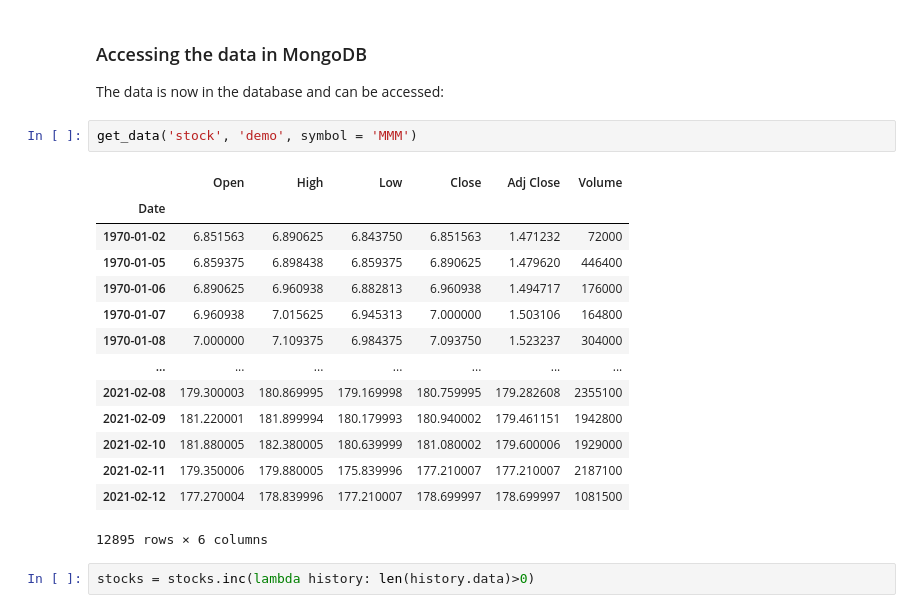
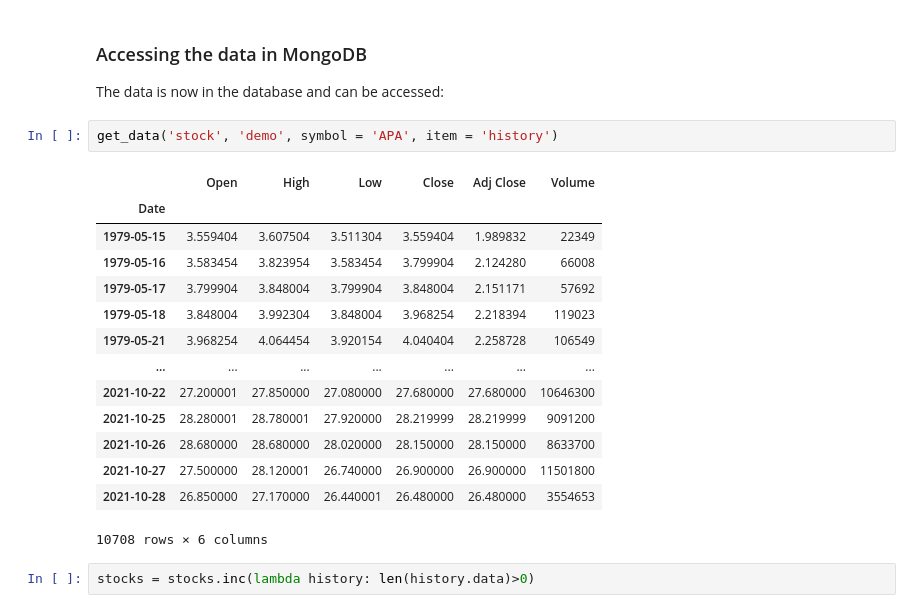
Before and after one commit to gityoav/pyg, a Jupyter notebook: docs/lab/tutorial_cell.ipynb, the cells around one changed output. Drawn from its saved outputs; the diff is of its cells as text.

```diff
--- a/docs/lab/tutorial_cell.ipynb
+++ b/docs/lab/tutorial_cell.ipynb
@@ -228,22 +272,22 @@ stocks = stocks(history = lambda symbol, sector, name: periodic_cell(yf.download
 ### Accessing the data in MongoDB
 The data is now in the database and can be accessed:
 # %%
-get_data('stock', 'demo', symbol = 'MMM')
+get_data('stock', 'demo', symbol = 'APA', item = 'history')
 # %% [output]
 |  | Open | High | Low | Close | Adj Close | Volume |
 | Date |  |  |  |  |  |  |
-| 1970-01-02 | 6.851563 | 6.890625 | 6.843750 | 6.851563 | 1.471232 | 72000 |
-| 1970-01-05 | 6.859375 | 6.898438 | 6.859375 | 6.890625 | 1.479620 | 446400 |
-| 1970-01-06 | 6.890625 | 6.960938 | 6.882813 | 6.960938 | 1.494717 | 176000 |
-| 1970-01-07 | 6.960938 | 7.015625 | 6.945313 | 7.000000 | 1.503106 | 164800 |
-| 1970-01-08 | 7.000000 | 7.109375 | 6.984375 | 7.093750 | 1.523237 | 304000 |
+| 1979-05-15 | 3.559404 | 3.607504 | 3.511304 | 3.559404 | 1.989832 | 22349 |
+| 1979-05-16 | 3.583454 | 3.823954 | 3.583454 | 3.799904 | 2.124280 | 66008 |
+| 1979-05-17 | 3.799904 | 3.848004 | 3.799904 | 3.848004 | 2.151171 | 57692 |
+| 1979-05-18 | 3.848004 | 3.992304 | 3.848004 | 3.968254 | 2.218394 | 119023 |
+| 1979-05-21 | 3.968254 | 4.064454 | 3.920154 | 4.040404 | 2.258728 | 106549 |
 | ... | ... | ... | ... | ... | ... | ... |
-| 2021-02-08 | 179.300003 | 180.869995 | 179.169998 | 180.759995 | 179.282608 | 2355100 |
-| 2021-02-09 | 181.220001 | 181.899994 | 180.179993 | 180.940002 | 179.461151 | 1942800 |
-| 2021-02-10 | 181.880005 | 182.380005 | 180.639999 | 181.080002 | 179.600006 | 1929000 |
-| 2021-02-11 | 179.350006 | 179.880005 | 175.839996 | 177.210007 | 177.210007 | 2187100 |
-| 2021-02-12 | 177.270004 | 178.839996 | 177.210007 | 178.699997 | 178.699997 | 1081500 |
+| 2021-10-22 | 27.200001 | 27.850000 | 27.080000 | 27.680000 | 27.680000 | 10646300 |
+| 2021-10-25 | 28.280001 | 28.780001 | 27.920000 | 28.219999 | 28.219999 | 9091200 |
+| 2021-10-26 | 28.680000 | 28.680000 | 28.020000 | 28.150000 | 28.150000 | 8633700 |
+| 2021-10-27 | 27.500000 | 28.120001 | 26.740000 | 26.900000 | 26.900000 | 11501800 |
+| 2021-10-28 | 26.850000 | 27.170000 | 26.440001 | 26.480000 | 26.480000 | 3554653 |
-12895 rows × 6 columns
+10708 rows × 6 columns
 # %%
 stocks = stocks.inc(lambda history: len(history.data)>0)
 # %%
```
Also changed, not shown: parts of 27 cells of this notebook, 20 other files.
